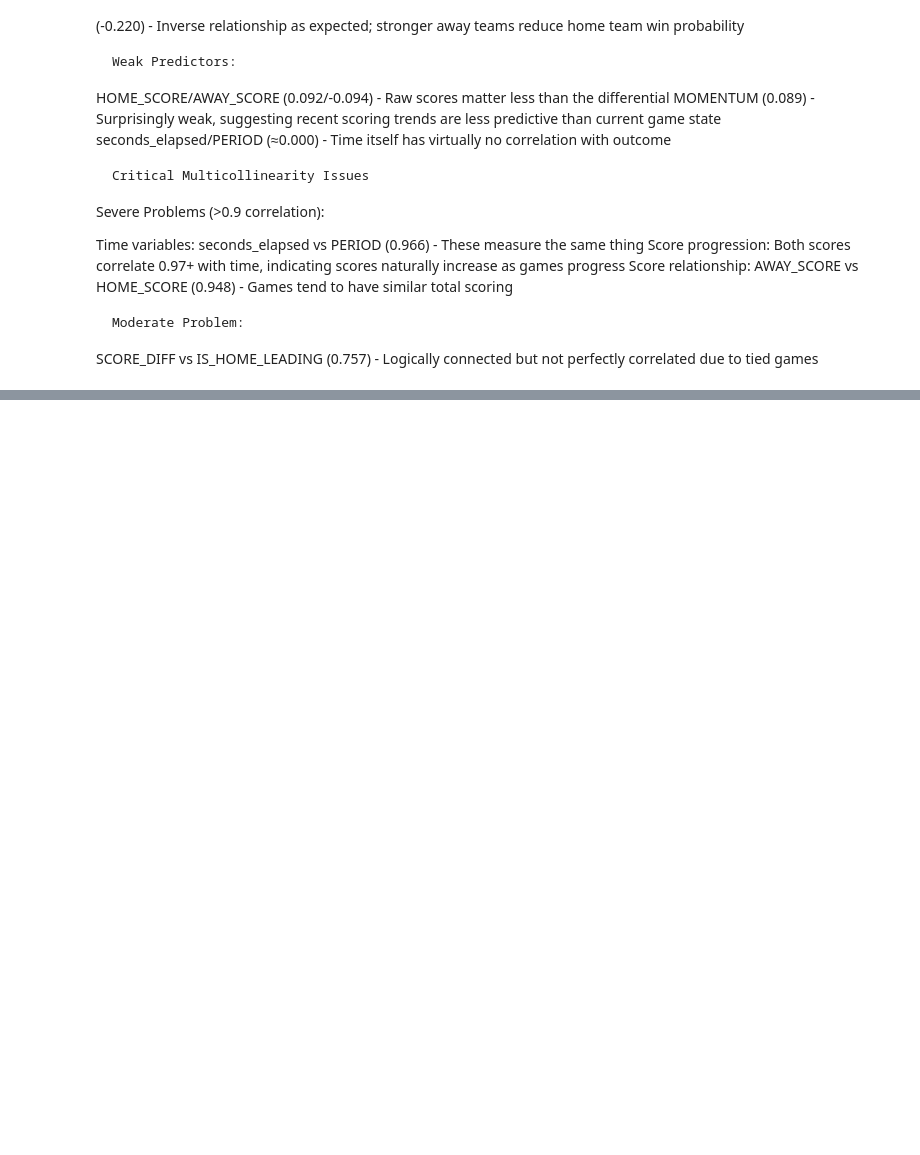
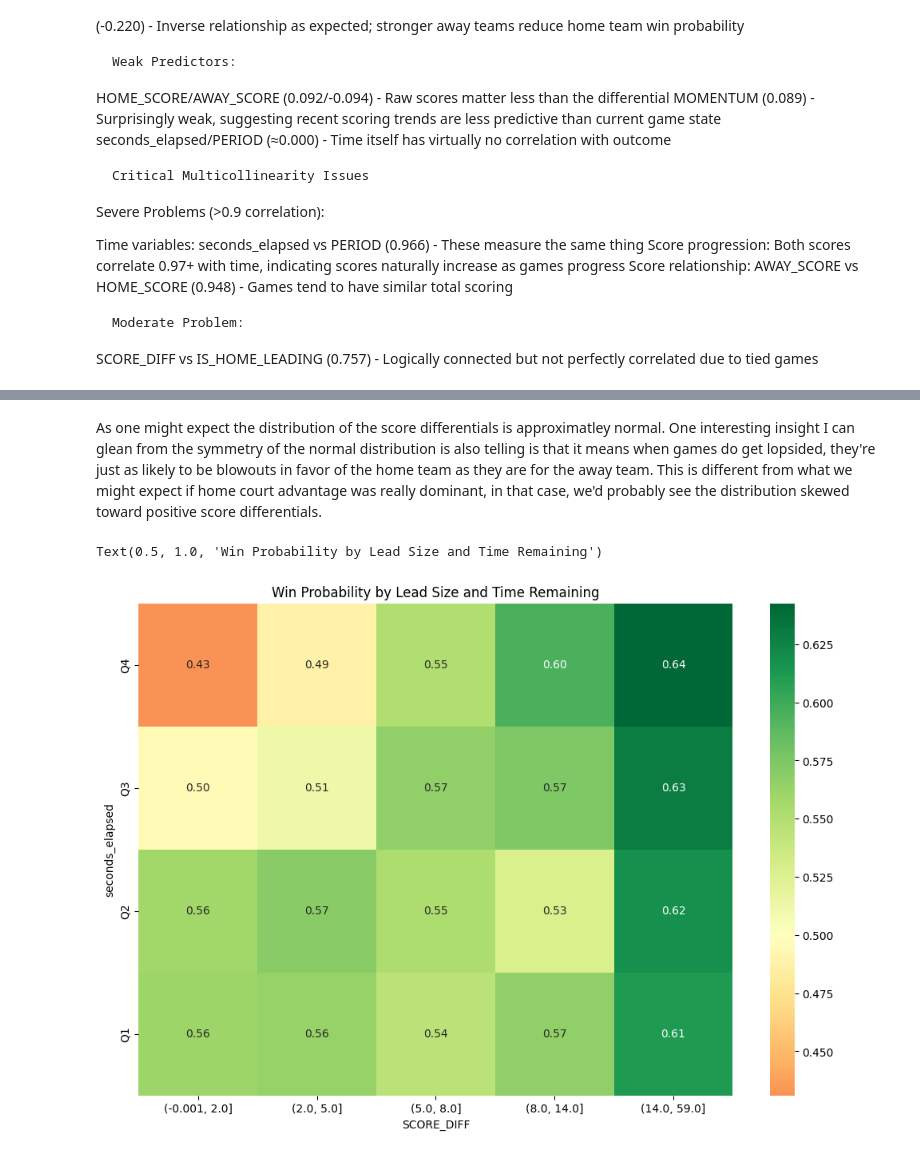
Before and after one commit to MibhaelGray/NBA-Game-Outcomes-A-Machine-Learning-Approach-Based-on-Real-Time-Score-Differentials, a Jupyter notebook: src/models/model.ipynb, the cells around one changed output, grey strips where cells are left out. Drawn from its saved outputs; the diff is of its cells as text; code cells hidden in the pictures; blank space fills up the shorter version.

```diff
--- a/src/models/model.ipynb
+++ b/src/models/model.ipynb
@@ -223,0 +202,17 @@ plt.show()
+# %% [markdown]
+As one might expect the distribution of the score differentials is approximatley normal. One interesting insight I can glean from the symmetry of the normal distribution is also telling is that it means when games do get lopsided, they're just as likely to be blowouts in favor of the home team as they are for the away team. This is different from what we might expect if home court advantage was really dominant, in that case, we'd probably see the distribution skewed toward positive score differentials.
+# %%
+time_remaining = 2880 - nba_games_2022_2023['seconds_elapsed']
+time_bins = pd.qcut(time_remaining, q=4, labels=['Q4', 'Q3', 'Q2', 'Q1'])
+lead_bins = pd.qcut(nba_games_2022_2023['SCORE_DIFF'].abs(), q=5)
+
+
+win_prob = nba_games_2022_2023.groupby([time_bins, lead_bins])['HOME_TEAM_WON'].mean().unstack()
+
+
+plt.figure(figsize=(12, 8))
+sns.heatmap(win_prob, annot=True, fmt='.2f', cmap='RdYlGn', center=0.5)
+plt.title('Win Probability by Lead Size and Time Remaining')
+# %% [output]
+Text(0.5, 1.0, 'Win Probability by Lead Size and Time Remaining')
+[figure, added]
```
Also changed, not shown: parts of 48 cells of this notebook, 10 other files.
